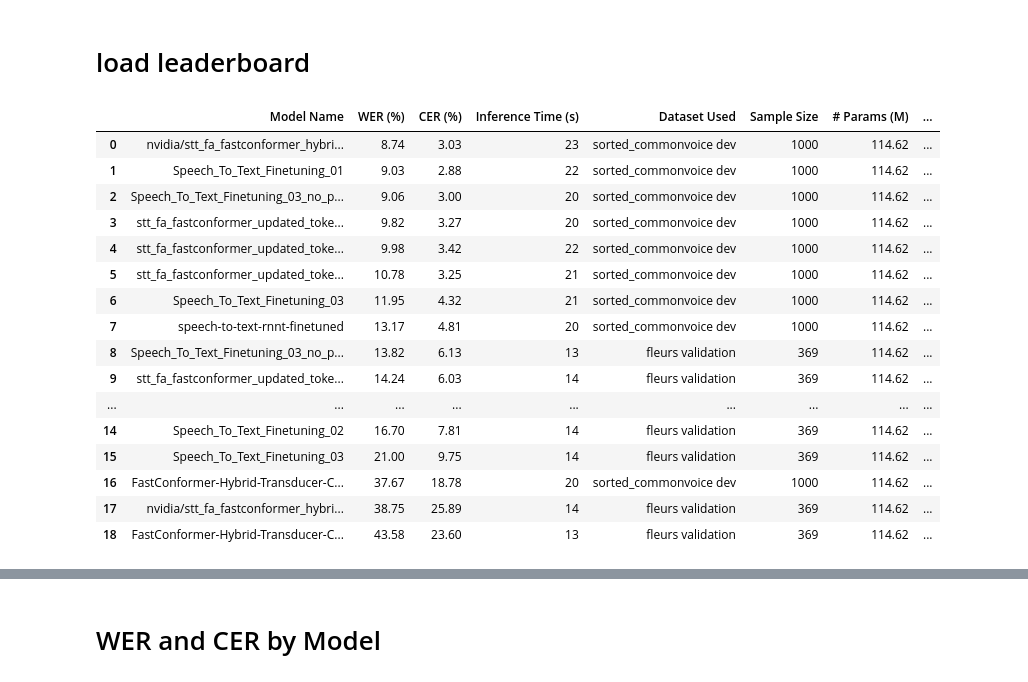
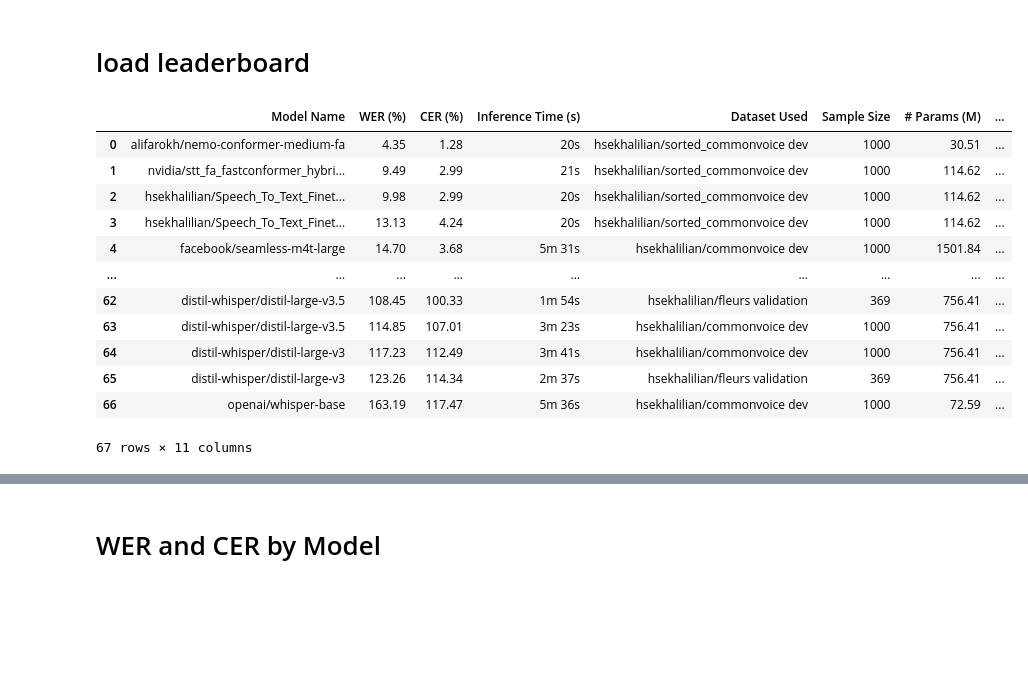
Before and after one commit to hossein-khalilian/asr-persian-leaderboard, a Jupyter notebook: notebooks/leaderboard_visualization.ipynb, the cells around one changed output, grey strips where cells are left out. Saved outputs shown, nothing was run; the diff lists cells and outputs as text; code cells hidden in the pictures; blank space fills up the shorter version.

```diff
--- a/notebooks/leaderboard_visualization.ipynb
+++ b/notebooks/leaderboard_visualization.ipynb
@@ -15,23 +16,20 @@ df["# Params (M)"] = pd.to_numeric(df["# Params (M)"], errors="coerce")
 
 df["Model Name"] = df["Model Name"].str.replace(r"hsekhalilian/", "", regex=True)
 df["Dataset Used"] = df["Dataset Used"].str.replace(r"hsekhalilian/", "", regex=True)
-# %%
-df
-# %% [output]
-|  | Model Name | WER (%) | CER (%) | Inference Time (s) | Dataset Used | Sample Size | # Params (M) | ... |
-| 0 | nvidia/stt_fa_fastconformer_hybri... | 8.74 | 3.03 | 23 | sorted_commonvoice dev | 1000 | 114.62 | ... |
-| 1 | Speech_To_Text_Finetuning_01 | 9.03 | 2.88 | 22 | sorted_commonvoice dev | 1000 | 114.62 | ... |
-| 2 | Speech_To_Text_Finetuning_03_no_p... | 9.06 | 3.00 | 20 | sorted_commonvoice dev | 1000 | 114.62 | ... |
-| 3 | stt_fa_fastconformer_updated_toke... | 9.82 | 3.27 | 20 | sorted_commonvoice dev | 1000 | 114.62 | ... |
-| 4 | stt_fa_fastconformer_updated_toke... | 9.98 | 3.42 | 22 | sorted_commonvoice dev | 1000 | 114.62 | ... |
-| 5 | stt_fa_fastconformer_updated_toke... | 10.78 | 3.25 | 21 | sorted_commonvoice dev | 1000 | 114.62 | ... |
-| 6 | Speech_To_Text_Finetuning_03 | 11.95 | 4.32 | 21 | sorted_commonvoice dev | 1000 | 114.62 | ... |
-| 7 | speech-to-text-rnnt-finetuned | 13.17 | 4.81 | 20 | sorted_commonvoice dev | 1000 | 114.62 | ... |
-| 8 | Speech_To_Text_Finetuning_03_no_p... | 13.82 | 6.13 | 13 | fleurs validation | 369 | 114.62 | ... |
-| 9 | stt_fa_fastconformer_updated_toke... | 14.24 | 6.03 | 14 | fleurs validation | 369 | 114.62 | ... |
-| ... | ... | ... | ... | ... | ... | ... | ... | ... |
-| 14 | Speech_To_Text_Finetuning_02 | 16.70 | 7.81 | 14 | fleurs validation | 369 | 114.62 | ... |
-| 15 | Speech_To_Text_Finetuning_03 | 21.00 | 9.75 | 14 | fleurs validation | 369 | 114.62 | ... |
-| 16 | FastConformer-Hybrid-Transducer-C... | 37.67 | 18.78 | 20 | sorted_commonvoice dev | 1000 | 114.62 | ... |
-| 17 | nvidia/stt_fa_fastconformer_hybri... | 38.75 | 25.89 | 14 | fleurs validation | 369 | 114.62 | ... |
-| 18 | FastConformer-Hybrid-Transducer-C... | 43.58 | 23.60 | 13 | fleurs validation | 369 | 114.62 | ... |
+# %%
+df = pd.read_csv("../leaderboards/leaderboard.csv")
+df
+# %% [output]
+|  | Model Name | WER (%) | CER (%) | Inference Time (s) | Dataset Used | Sample Size | # Params (M) | ... |
+| 0 | alifarokh/nemo-conformer-medium-fa | 4.35 | 1.28 | 20s | hsekhalilian/sorted_commonvoice dev | 1000 | 30.51 | ... |
+| 1 | nvidia/stt_fa_fastconformer_hybri... | 9.49 | 2.99 | 21s | hsekhalilian/sorted_commonvoice dev | 1000 | 114.62 | ... |
+| 2 | hsekhalilian/Speech_To_Text_Finet... | 9.98 | 2.99 | 20s | hsekhalilian/sorted_commonvoice dev | 1000 | 114.62 | ... |
+| 3 | hsekhalilian/Speech_To_Text_Finet... | 13.13 | 4.24 | 20s | hsekhalilian/sorted_commonvoice dev | 1000 | 114.62 | ... |
+| 4 | facebook/seamless-m4t-large | 14.70 | 3.68 | 5m 31s | hsekhalilian/commonvoice dev | 1000 | 1501.84 | ... |
+| ... | ... | ... | ... | ... | ... | ... | ... | ... |
+| 62 | distil-whisper/distil-large-v3.5 | 108.45 | 100.33 | 1m 54s | hsekhalilian/fleurs validation | 369 | 756.41 | ... |
+| 63 | distil-whisper/distil-large-v3.5 | 114.85 | 107.01 | 3m 23s | hsekhalilian/commonvoice dev | 1000 | 756.41 | ... |
+| 64 | distil-whisper/distil-large-v3 | 117.23 | 112.49 | 3m 41s | hsekhalilian/commonvoice dev | 1000 | 756.41 | ... |
+| 65 | distil-whisper/distil-large-v3 | 123.26 | 114.34 | 2m 37s | hsekhalilian/fleurs validation | 369 | 756.41 | ... |
+| 66 | openai/whisper-base | 163.19 | 117.47 | 5m 36s | hsekhalilian/commonvoice dev | 1000 | 72.59 | ... |
+67 rows × 11 columns
```
Also changed, not shown: parts of 5 cells of this notebook, 5 other files.
